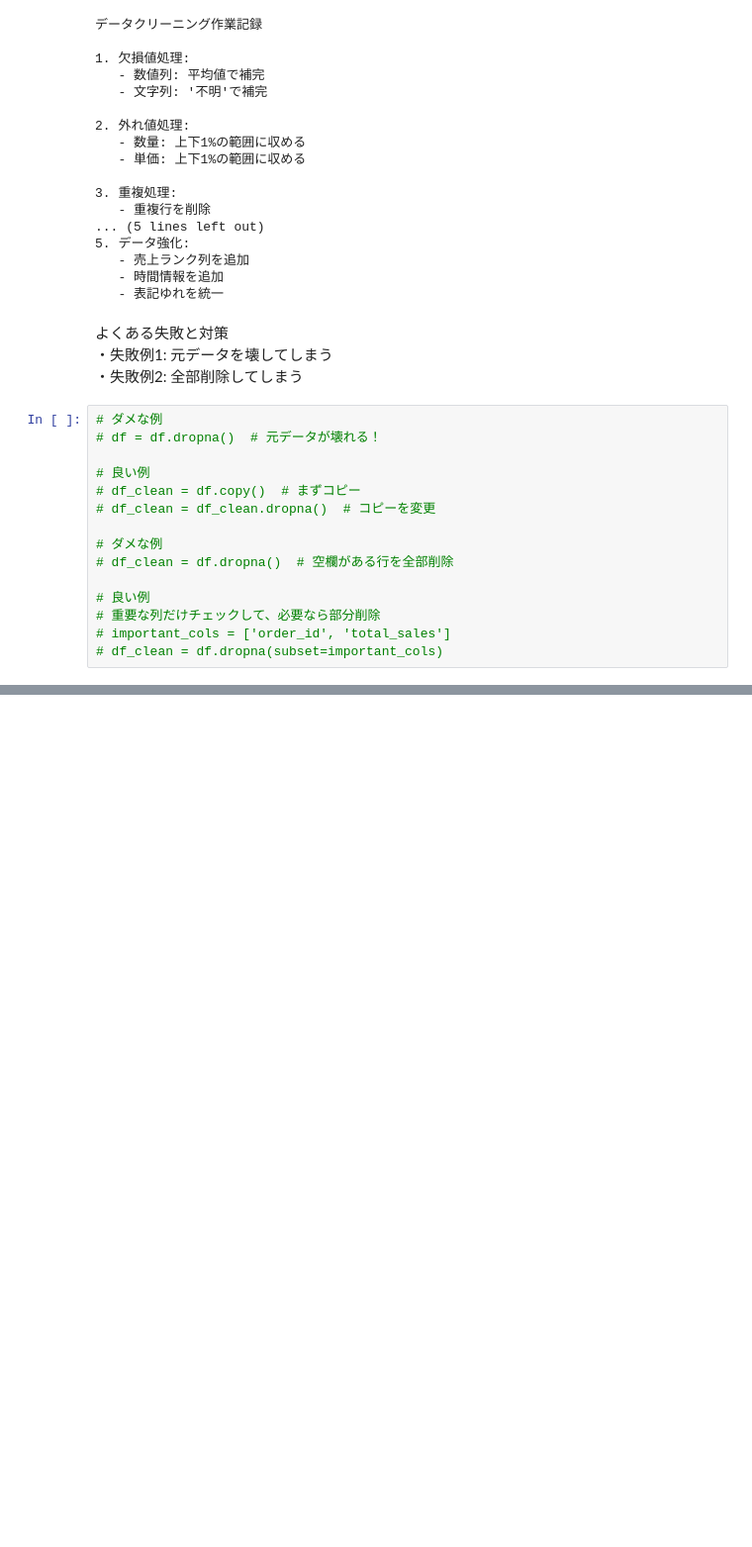
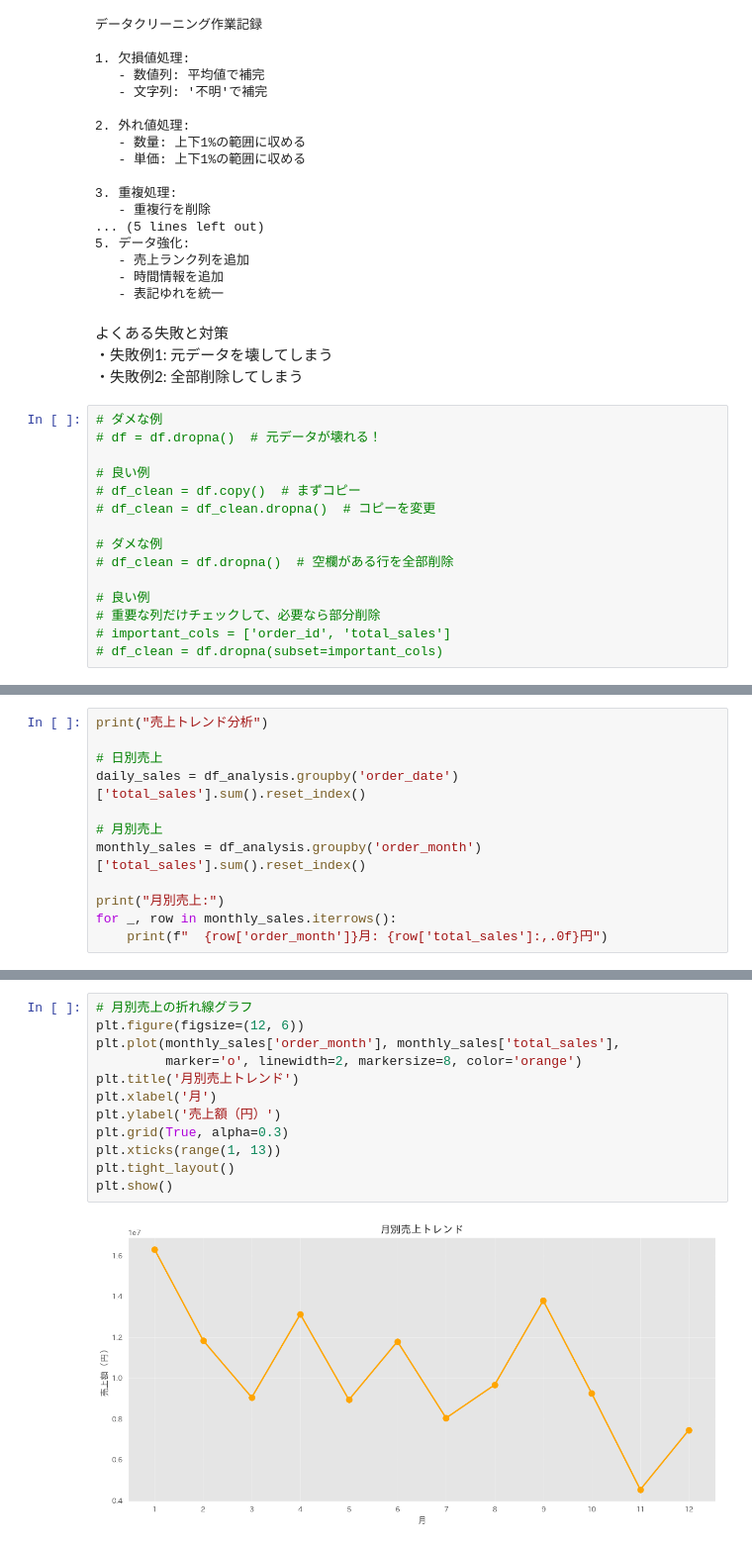
Before and after one commit to xinxinxu2025/code_memo, a Jupyter notebook: Python実践ガイド.ipynb, the cells around one changed output, grey strips where cells are left out. Shown at 99% size. Drawn from its saved outputs; the diff is of its cells as text; blank space fills up the shorter version.

```diff
--- a/Python実践ガイド.ipynb
+++ b/Python実践ガイド.ipynb
@@ -813,0 +1210,12 @@ formatted_date = now.strftime('%Y-%m-%d')
+# %%
+print("売上トレンド分析")
+
+# 日別売上
+daily_sales = df_analysis.groupby('order_date')['total_sales'].sum().reset_index()
+
+# 月別売上
+monthly_sales = df_analysis.groupby('order_month')['total_sales'].sum().reset_index()
+
+print("月別売上:")
+for _, row in monthly_sales.iterrows():
+    print(f"  {row['order_month']}月: {row['total_sales']:,.0f}円")
@@ -813,0 +1316,14 @@ formatted_date = now.strftime('%Y-%m-%d')
+# %%
+# 月別売上の折れ線グラフ
+plt.figure(figsize=(12, 6))
+plt.plot(monthly_sales['order_month'], monthly_sales['total_sales'],
+         marker='o', linewidth=2, markersize=8, color='orange')
+plt.title('月別売上トレンド')
+plt.xlabel('月')
+plt.ylabel('売上額（円）')
+plt.grid(True, alpha=0.3)
+plt.xticks(range(1, 13))
+plt.tight_layout()
+plt.show()
+# %% [output]
+[figure, added]
```
Also changed, not shown: parts of 124 cells of this notebook.
